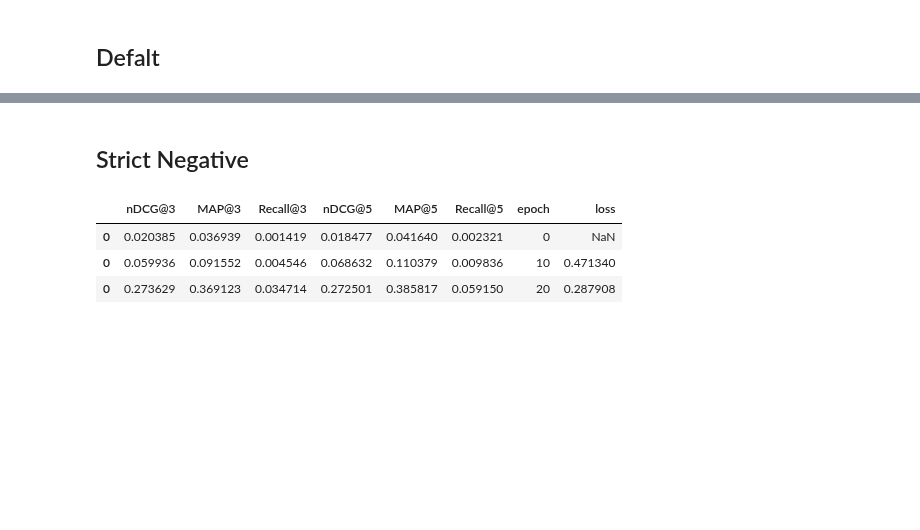
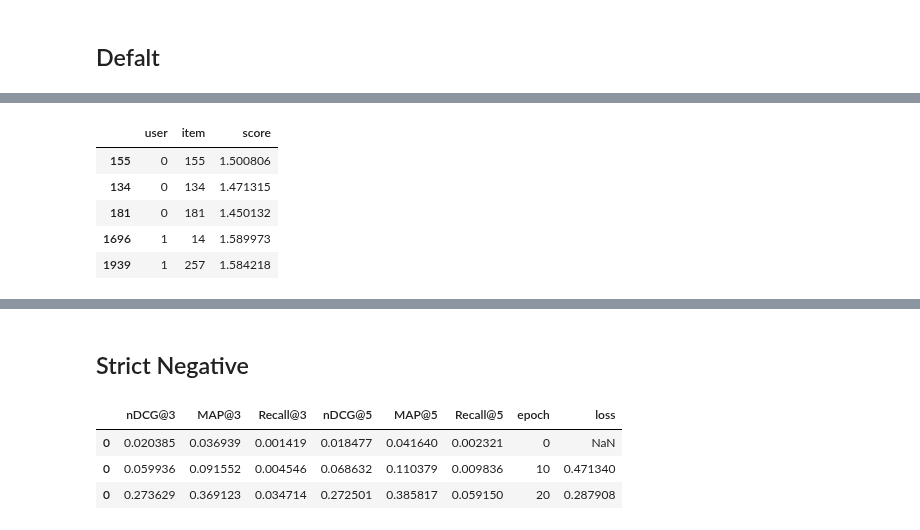
Before and after one commit to hand10ryo/PyTorchCML, a Jupyter notebook: examples/notebooks/movielens_cml.ipynb, the cells around one changed output, grey strips where cells are left out. Saved outputs shown, nothing was run; the diff lists cells and outputs as text; code cells hidden in the pictures; blank space fills up the shorter version.

Commit message:
add get topk item method

```diff
--- a/examples/notebooks/movielens_cml.ipynb
+++ b/examples/notebooks/movielens_cml.ipynb
@@ -93,0 +94,11 @@ trainer.valid_scores
+# %%
+users = torch.LongTensor(torch.arange(n_user))
+topk_items_df = model.get_topk_items(users, k=3)
+topk_items_df.head(5)
+# %% [output]
+|  | user | item | score |
+| 155 | 0 | 155 | 1.500806 |
+| 134 | 0 | 134 | 1.471315 |
+| 181 | 0 | 181 | 1.450132 |
+| 1696 | 1 | 14 | 1.589973 |
+| 1939 | 1 | 257 | 1.584218 |
```
Also changed, not shown: parts of 2 cells of this notebook, 2 other files.
